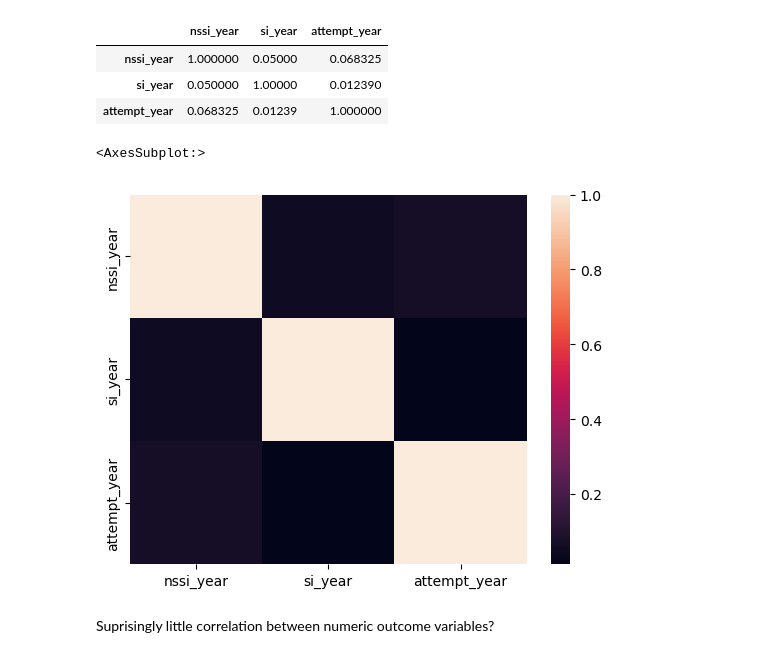
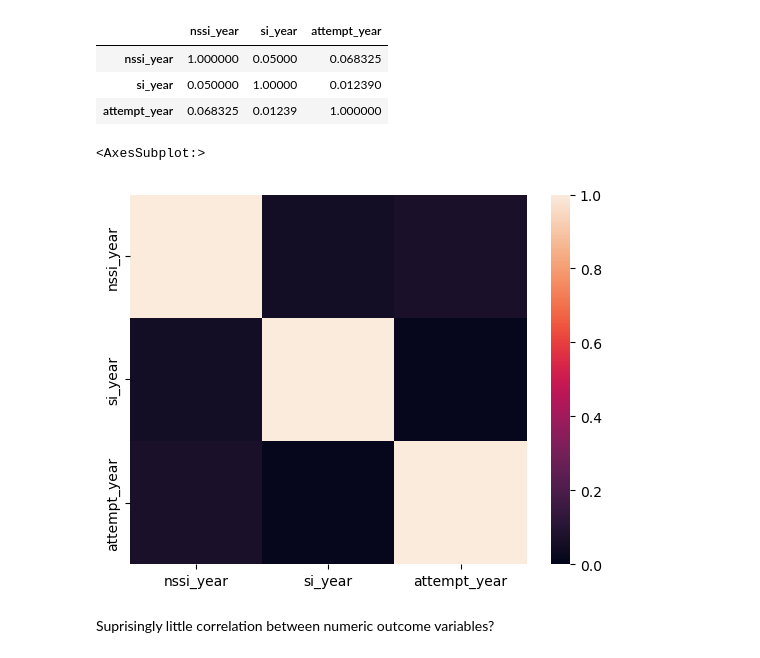
Before and after one commit to NRKako/machine_learning, a Jupyter notebook: self_harm.ipynb, the cells around one changed output. Saved outputs shown, nothing was run; the diff lists cells and outputs as text; code cells hidden in the pictures.

```diff
--- a/self_harm.ipynb
+++ b/self_harm.ipynb
@@ -360,10 +369,10 @@ outcomes[['nssi_year', 'si_year', 'attempt_year']].corr()
 | attempt_year | 0.068325 | 0.01239 | 1.000000 |
 # %%
 # visualize correlations
-sns.heatmap(outcomes[['nssi_year', 'si_year', 'attempt_year']].corr())
+sns.heatmap(outcomes[['nssi_year', 'si_year', 'attempt_year']].corr(), vmin=0, vmax=1)
 # %% [output]
 <AxesSubplot:>
-[figure, old version]
+[figure, new version]
 # %% [markdown]
 Suprisingly little correlation between numeric outcome variables?
 # %%
```
Also changed, not shown: parts of 35 cells of this notebook.
